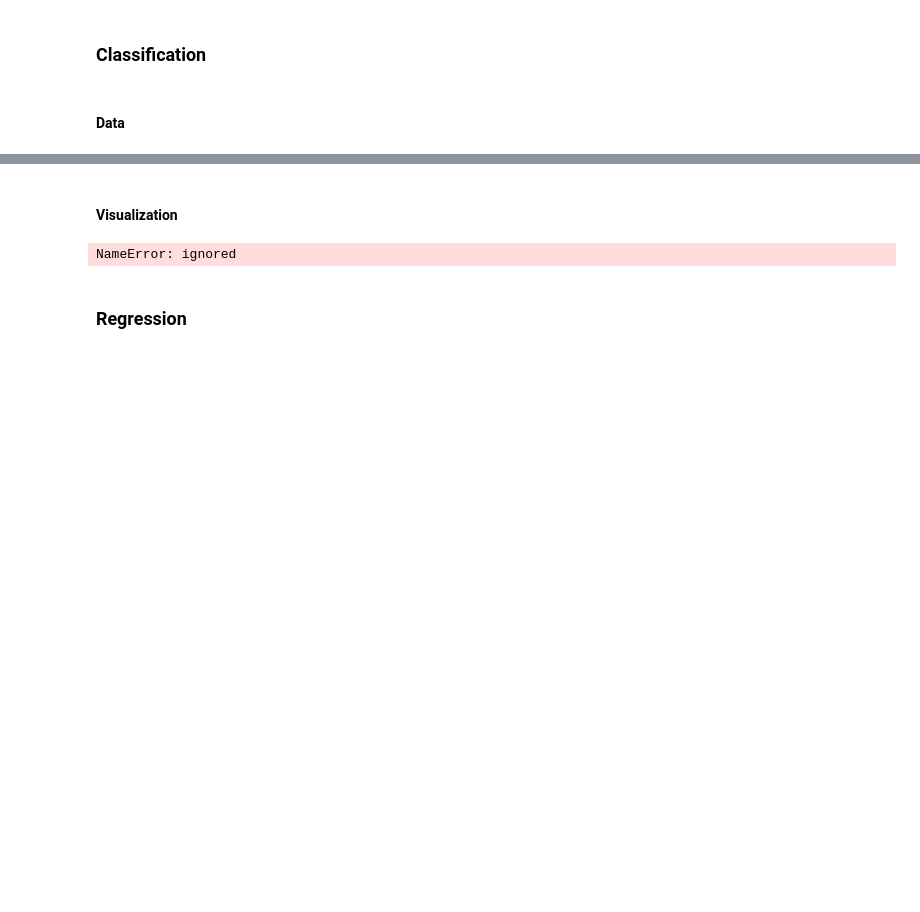
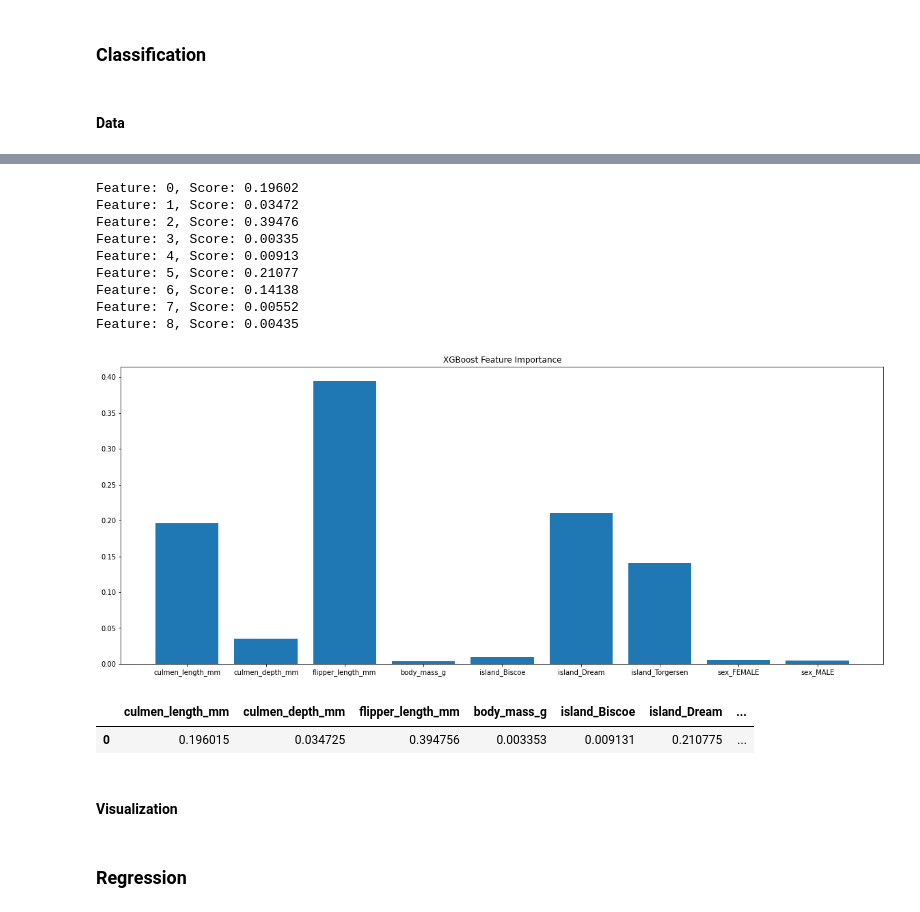
Before and after one commit to emekdahl/machine_learning_template, a Jupyter notebook: machine_learning_template.ipynb, the cells around one changed output, grey strips where cells are left out. Saved outputs shown, nothing was run; the diff lists cells and outputs as text; code cells hidden in the pictures; blank space fills up the shorter version.

```diff
--- a/machine_learning_template.ipynb
+++ b/machine_learning_template.ipynb
@@ -1016,25 +1043,55 @@ model_tracker.sort_values(by=["train_or_test", "accuracy"], ascending=False)
+# %%
+xgb_model = XGBClassifier()
+# fit the model
+xgb_model.fit(X_train, y_train)
+# get importance
+importance = xgb_model.feature_importances_
+# summarize feature importance
+for i,v in enumerate(importance):
+	print('Feature: %0d, Score: %.5f' % (i,v))
+# plot feature importance
+plt.figure(figsize=(20,8))
+plt.bar([x for x in X_train.columns], importance)
+plt.title('XGBoost Feature Importance')
+plt.show()
+print()
+# %% [output]
+Feature: 0, Score: 0.19602
+Feature: 1, Score: 0.03472
+Feature: 2, Score: 0.39476
+Feature: 3, Score: 0.00335
+Feature: 4, Score: 0.00913
+Feature: 5, Score: 0.21077
+Feature: 6, Score: 0.14138
+Feature: 7, Score: 0.00552
+Feature: 8, Score: 0.00435
+[figure, added]
+# %%
+feature_importances = pd.DataFrame([xgb_model.feature_importances_], columns=X_train.columns)
+feature_importances
+# %% [output]
+|  | culmen_length_mm | culmen_depth_mm | flipper_length_mm | body_mass_g | island_Biscoe | island_Dream | ... |
+| 0 | 0.196015 | 0.034725 | 0.394756 | 0.003353 | 0.009131 | 0.210775 | ... |
+# %% [markdown]
+#### Visualization
 # %%
 # auc = roc_auc_score(y_test,y_scores[:,1])
 # print('AUC: ' + str(auc))
-# %% [markdown]
-#### Visualization
 # %%
-# binary
+# # binary
 
-# calculate ROC curve
-fpr, tpr, thresholds = roc_curve(y_test, y_pred[:,1])
+# # calculate ROC curve
+# fpr, tpr, thresholds = roc_curve(y_test, y_pred[:,1])
 
-# plot ROC curve
-fig = plt.figure(figsize=(6, 6))
-# Plot the diagonal 50% line
-plt.plot([0, 1], [0, 1], 'k--')
-# Plot the FPR and TPR achieved by our model
-plt.plot(fpr, tpr)
-plt.xlabel('False Positive Rate')
-plt.ylabel('True Positive Rate')
-plt.title('ROC Curve')
-plt.show()
+# # plot ROC curve
+# fig = plt.figure(figsize=(6, 6))
+# # Plot the diagonal 50% line
+# plt.plot([0, 1], [0, 1], 'k--')
+# # Plot the FPR and TPR achieved by our model
+# plt.plot(fpr, tpr)
+# plt.xlabel('False Positive Rate')
+# plt.ylabel('True Positive Rate')
+# plt.title('ROC Curve')
+# plt.show()
-# %% [output]
-NameError: ignored
 # %%
 # precision recall curve
```
Also changed, not shown: parts of 5 cells of this notebook.
